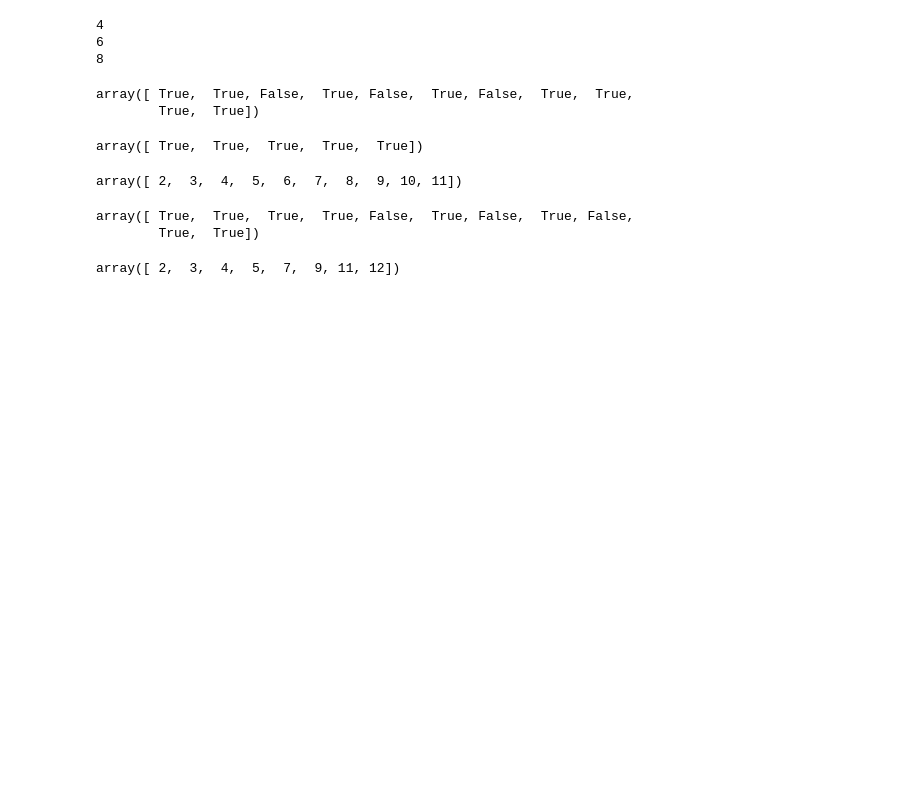
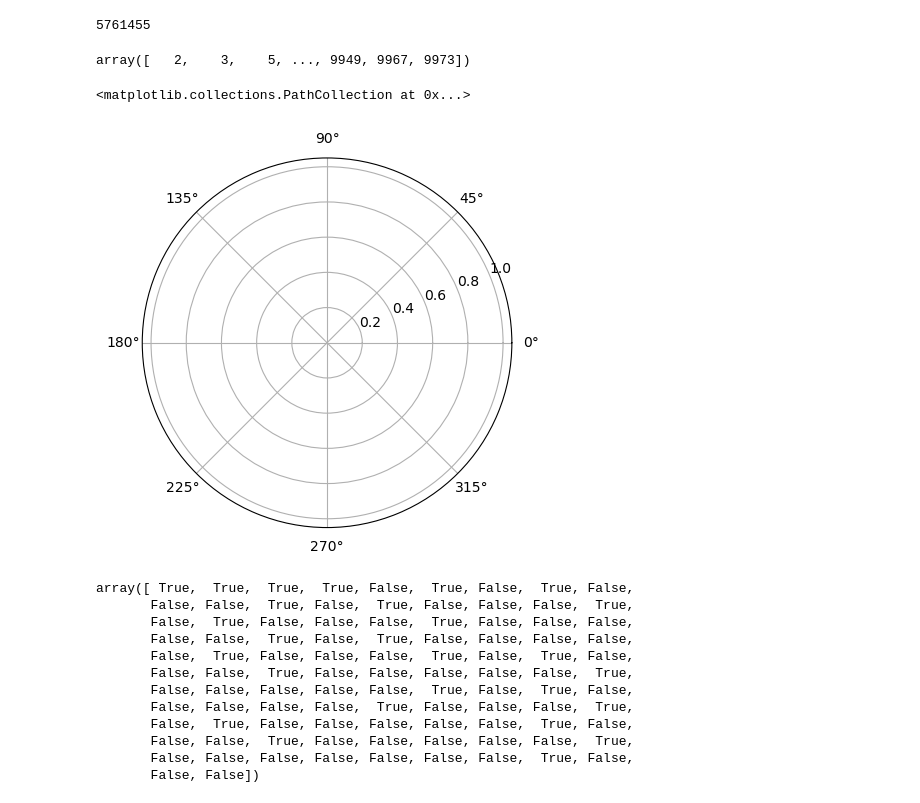
Before and after one commit to ravikoka/rcphy, a Jupyter notebook: hw3_prime_numbers.ipynb, the cells around one changed output. Cells and saved outputs as stored; diff of their text form; code cells hidden in the pictures; blank space fills up the shorter version.

Commit message:
sieve

```diff
--- a/hw3_prime_numbers.ipynb
+++ b/hw3_prime_numbers.ipynb
@@ -9,15 +45,22 @@ def get_N_primes(N):
 
     sieve = np.full(N+1, True)
 
-    for i in range(2, int(np.sqrt(N+1))):
+    i = 2
+    while i*i < N:
         if sieve[i]:
 
-            j = i**2
-            n = 0
-            while j < N:
-                print(j)
-                sieve[j-2] = False
-                n += 1
-                j = i**2 + n*i
-
+            #j = i**2
+            #n = 0
+            #while j <= N:
+            #    print(j)
+            for j in range(i*i, N+1, i):
+                #sieve[j] = False
+                sieve[j] = False
+                #j += i
+                #n += 1
+                #j = i**2 #+ n*i
+    i += 1
+    for i in range(2, N+1):
+        if sieve[i]:
+            print(i)
     return sieve
@@ -24,25 +124,32 @@ def get_N_primes(N):
+# %%
+sieve = get_N_primes(100000000)
+print(np.sum(sieve)-2)
+# %% [output]
+5761455
+# %%
+primes = np.nonzero(sieve[:10000])
+# %%
+primes[0][2:]
+# %% [output]
+array([   2,    3,    5, ..., 9949, 9967, 9973])
+# %%
+fig, ax = plt.subplots(subplot_kw={'projection': 'polar'})
+ax.scatter(primes, primes)
+# %% [output]
+<matplotlib.collections.PathCollection at 0x...>
+[figure, added]
 # %%
-get_N_primes(10)
+get_N_primes(100)
 # %% [output]
-4
-6
-8
+array([ True,  True,  True,  True, False,  True, False,  True, False,
+       False, False,  True, False,  True, False, False, False,  True,
+       False,  True, False, False, False,  True, False, False, False,
+       False, False,  True, False,  True, False, False, False, False,
+       False,  True, False, False, False,  True, False,  True, False,
+       False, False,  True, False, False, False, False, False,  True,
+       False, False, False, False, False,  True, False,  True, False,
+       False, False, False, False,  True, False, False, False,  True,
+       False,  True, False, False, False, False, False,  True, False,
+       False, False,  True, False, False, False, False, False,  True,
+       False, False, False, False, False, False, False,  True, False,
+       False, False])
-array([ True,  True, False,  True, False,  True, False,  True,  True,
-        True,  True])
-# %%
-get_N_primes(5)
-# %% [output]
-array([ True,  True,  True,  True,  True])
-# %%
-np.arange(2, 12)
-# %% [output]
-array([ 2,  3,  4,  5,  6,  7,  8,  9, 10, 11])
-# %%
-get_N_primes(10)
-# %% [output]
-array([ True,  True,  True,  True, False,  True, False,  True, False,
-        True,  True])
-# %%
-np.arange(2, 13)[get_N_primes(10)]
-# %% [output]
-array([ 2,  3,  4,  5,  7,  9, 11, 12])
```
Also changed, not shown: parts of 10 cells of this notebook.
